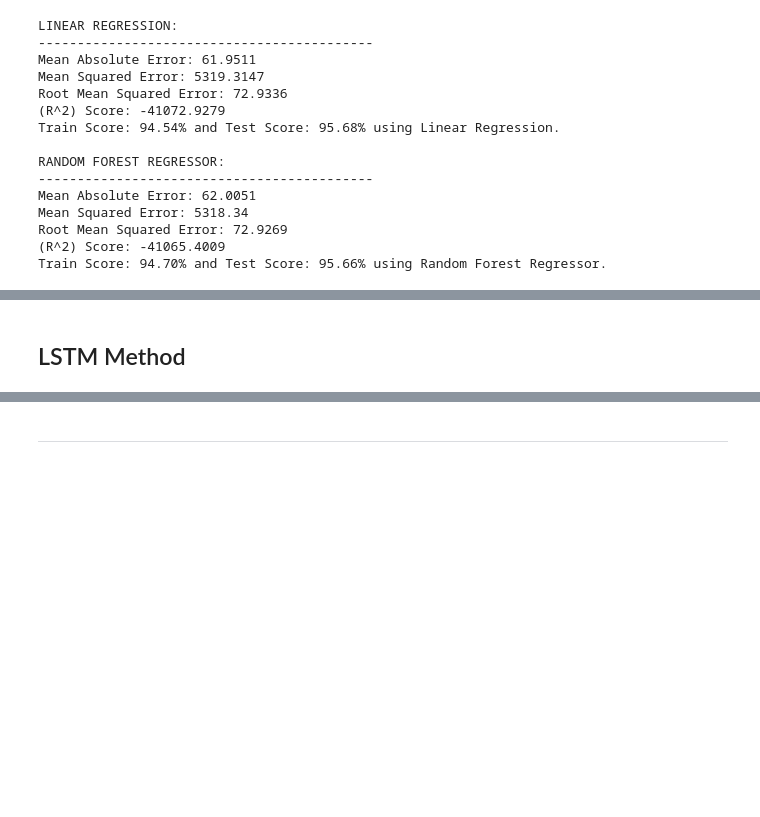
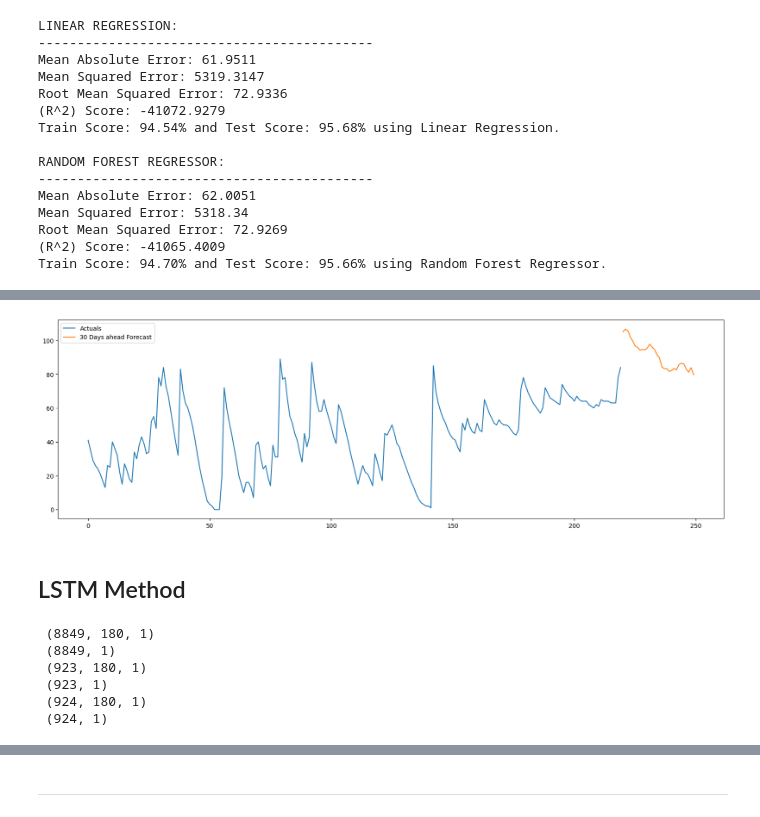
Before and after one commit to RompfRobert/Machine_Learning_and_Deep_Learning, a Jupyter notebook: Capstone-Project/test2.ipynb, the cells around one changed output, grey strips where cells are left out. Saved outputs shown, nothing was run; the diff lists cells and outputs as text; code cells hidden in the pictures; blank space fills up the shorter version.

```diff
--- a/Capstone-Project/test2.ipynb
+++ b/Capstone-Project/test2.ipynb
@@ -416,0 +380,14 @@ KeyboardInterrupt:
+# %%
+def sliding_window_2D_from_df(df, targetcol_series, TIME_WINDOW, FORECAST_DISTANCE):
+    X_df = pd.concat([df.shift(i) for i in range(1,TIME_WINDOW+1)], axis=1)\
+                      .iloc[TIME_WINDOW : len(df) - FORECAST_DISTANCE + 1]
+    X_df.columns = pd.MultiIndex.from_product([range(1,TIME_WINDOW+1), df.columns])
+    X_df.rename_axis(["lag", "variable"], axis=1, inplace=True)
+
+    y_series = targetcol_series.shift( -FORECAST_DISTANCE + 1 )\
+                      .iloc[ TIME_WINDOW : len(df) - FORECAST_DISTANCE + 1 ]
+    return X_df, y_series
+
+def rolled_X_from_2D_sliding_window_df(X_df, timesteps):
+    X_rolled = X_df.values.reshape(X_df.shape[0], timesteps, -1)
+    return X_rolled
@@ -417,2 +443,22 @@ KeyboardInterrupt:
+# %%
+input = X_test[-1:].reshape(1,-1)
+history = [x for x in df2['BF10'].values]
+forecast = []
+
+for i in range(30):
+    yhat = linear.predict(input)
+    input = list(input[0])
+    pred = yhat[0][0]
+    forecast.append(pred)
+    input.append(pred)
+    input = np.array(input[-TIME_WINDOW:]).reshape(1,TIME_WINDOW)
+
+plt.figure(figsize = (20,6))
+plt.plot(history[-250:-30], label='Actuals')
+plt.plot(range(220,250),forecast, label ='30 Days ahead Forecast')
+plt.legend()
+plt.show()
+# %% [output]
+[figure, added]
 # %% [markdown]
 ## LSTM Method
@@ -441,0 +467,33 @@ print(p)
+# %%
+TIME_WINDOW=180
+FORECAST_DISTANCE=30
+
+targetcol = "BF10"
+targetcol_series = df2[targetcol].astype('int32')
+
+X_train, X_else, targetcol_series_train, targetcol_series_else = train_test_split(df2[["BF10"]].astype('int32'), targetcol_series, test_size=0.2, shuffle=False)
+X_valid, X_test, targetcol_series_valid, targetcol_series_test = train_test_split(X_else, targetcol_series_else, test_size=0.5, shuffle=False)
+
+X_df_train, y_train = sliding_window_2D_from_df(X_train, targetcol_series_train, TIME_WINDOW, FORECAST_DISTANCE)
+X_df_valid, y_valid = sliding_window_2D_from_df(X_valid, targetcol_series_valid, TIME_WINDOW, FORECAST_DISTANCE)
+X_df_test, y_test = sliding_window_2D_from_df(X_test, targetcol_series_test, TIME_WINDOW, FORECAST_DISTANCE)
+
+X_rolled_train = rolled_X_from_2D_sliding_window_df(X_df_train, TIME_WINDOW)
+X_rolled_valid = rolled_X_from_2D_sliding_window_df(X_df_valid, TIME_WINDOW)
+X_rolled_test = rolled_X_from_2D_sliding_window_df(X_df_test, TIME_WINDOW)
+
+y_train = y_train.ravel().reshape(-1,1)
+y_valid = y_valid.ravel().reshape(-1,1)
+y_test = y_test.ravel().reshape(-1,1)
+
+print()
+print("", X_rolled_train.shape, "\n", y_train.shape,
+      "\n", X_rolled_valid.shape, "\n", y_valid.shape,
+      "\n", X_rolled_test.shape, "\n", y_test.shape)
+# %% [output]
+ (8849, 180, 1)
+ (8849, 1)
+ (923, 180, 1)
+ (923, 1)
+ (924, 180, 1)
+ (924, 1)
```
Also changed, not shown: parts of 28 cells of this notebook.
